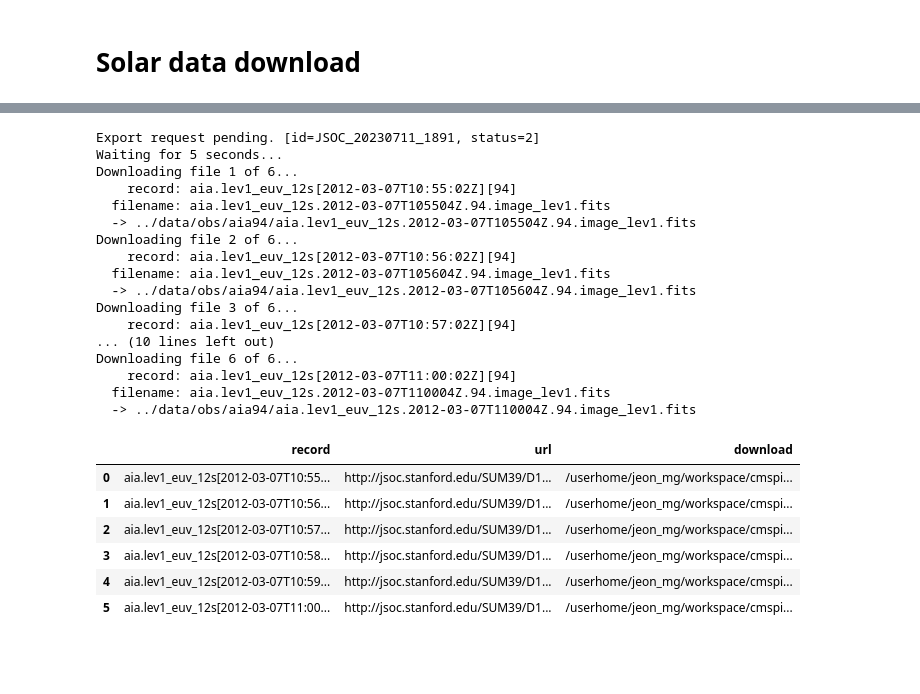
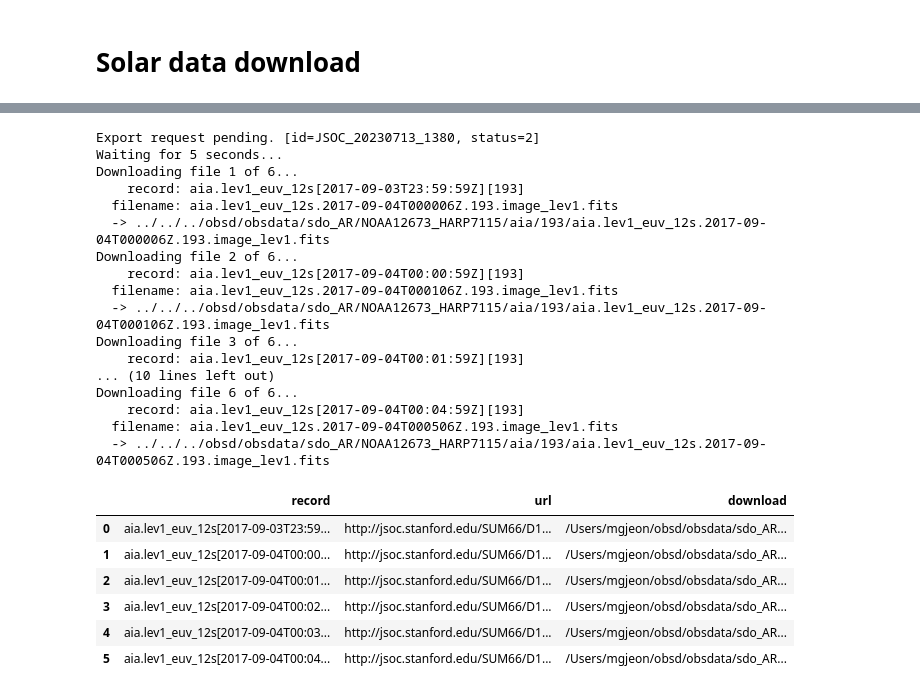
Before and after one commit to mgjeon/2023_zpinn, a Jupyter notebook: nbs/04_solar_data_download.ipynb, the cells around one changed output, grey strips where cells are left out. Cells and saved outputs as stored; diff of their text form; code cells hidden in the pictures; blank space fills up the shorter version.

Commit message:
update downloader

```diff
--- a/nbs/04_solar_data_download.ipynb
+++ b/nbs/04_solar_data_download.ipynb
@@ -18,14 +19,21 @@ class hmi_downloader:
                                        key=['NOAA_AR', 'HARPNUM'])
         return ar_mapping
 
-    def setup_download_dir(self, download_dir, harp_num):
-        self.download_dir = os.path.join(download_dir, f'AR{harp_num}')
+    def setup_download_dir(self, download_dir, noaa_num, harp_num):
+        self.download_dir = os.path.join(download_dir, f'NOAA{noaa_num}_HARP{harp_num}')
+        self.harp_num = harp_num
         os.makedirs(self.download_dir, exist_ok=True)
 
-    def download_hmi(self, harp_num, start_time, duration='0.1h', segments = 'Br, Bp, Bt', series='sharp_cea_720s'):
+    def setup_time_interval(self, start_time, duration):
+        self.start_time = start_time
+        self.duration = duration
+        duration_hour = eval(duration.replace('h', ''))
+        self.end_time = start_time + timedelta(hours=duration_hour)
+
+    def download_hmi(self, segments = 'Br, Bp, Bt', series='sharp_cea_720s'):
 
         ds = 'hmi.%s[%d][%s/%s]{%s}' % \
-                (series, harp_num, start_time.isoformat('_', timespec='seconds'), duration, segments)
+                (series, self.harp_num, self.start_time.isoformat('_', timespec='seconds'), self.duration, segments)
 
         hmi_dir = os.path.join(self.download_dir, 'hmi')
         os.makedirs(hmi_dir, exist_ok=True)
@@ -35,14 +43,14 @@ class hmi_downloader:
         download_result = r.download(hmi_dir)
         return download_result
 
-    def download_aia(self, start_time, end_time, wavelength='171'):
-        ds = f'aia.lev1_euv_12s[{start_time.isoformat("_", timespec="seconds")} \
-            / {(end_time - start_time).total_seconds()}s@60s][{wavelength}]{{image}}'
+    def download_aia(self, wavelength='171'):
+        ds = f'aia.lev1_euv_12s[{self.start_time.isoformat("_", timespec="seconds")} \
+            / {(self.end_time - self.start_time).total_seconds()}s@60s][{wavelength}]{{image}}'
 
-        hmi_dir = os.path.join(self.download_dir, f'aia{wavelength}')
-        os.makedirs(hmi_dir, exist_ok=True)
+        aia_dir = os.path.join(self.download_dir, f'aia/{wavelength}')
+        os.makedirs(aia_dir, exist_ok=True)
 
         r = self.client.export(ds, protocol='fits')
         r.wait()
-        download_result = r.download(hmi_dir)
+        download_result = r.download(aia_dir)
         return download_result
@@ -139,27 +201,27 @@ KeyboardInterrupt:
 # %%
-dl.download_aia(start_time, end_time, wavelength='94')
+dl.download_aia(wavelength='193')
 # %% [output]
-Export request pending. [id=JSOC_20230711_1891, status=2]
+Export request pending. [id=JSOC_20230713_1380, status=2]
 Waiting for 5 seconds...
 Downloading file 1 of 6...
-    record: aia.lev1_euv_12s[2012-03-07T10:55:02Z][94]
-  filename: aia.lev1_euv_12s.2012-03-07T105504Z.94.image_lev1.fits
-  -> ../data/obs/aia94/aia.lev1_euv_12s.2012-03-07T105504Z.94.image_lev1.fits
+    record: aia.lev1_euv_12s[2017-09-03T23:59:59Z][193]
+  filename: aia.lev1_euv_12s.2017-09-04T000006Z.193.image_lev1.fits
+  -> ../../../obsd/obsdata/sdo_AR/NOAA12673_HARP7115/aia/193/aia.lev1_euv_12s.2017-09-04T000006Z.193.image_lev1.fits
 Downloading file 2 of 6...
-    record: aia.lev1_euv_12s[2012-03-07T10:56:02Z][94]
-  filename: aia.lev1_euv_12s.2012-03-07T105604Z.94.image_lev1.fits
-  -> ../data/obs/aia94/aia.lev1_euv_12s.2012-03-07T105604Z.94.image_lev1.fits
+    record: aia.lev1_euv_12s[2017-09-04T00:00:59Z][193]
+  filename: aia.lev1_euv_12s.2017-09-04T000106Z.193.image_lev1.fits
+  -> ../../../obsd/obsdata/sdo_AR/NOAA12673_HARP7115/aia/193/aia.lev1_euv_12s.2017-09-04T000106Z.193.image_lev1.fits
 Downloading file 3 of 6...
-    record: aia.lev1_euv_12s[2012-03-07T10:57:02Z][94]
+    record: aia.lev1_euv_12s[2017-09-04T00:01:59Z][193]
 ... (10 lines left out)
 Downloading file 6 of 6...
-    record: aia.lev1_euv_12s[2012-03-07T11:00:02Z][94]
-  filename: aia.lev1_euv_12s.2012-03-07T110004Z.94.image_lev1.fits
-  -> ../data/obs/aia94/aia.lev1_euv_12s.2012-03-07T110004Z.94.image_lev1.fits
+    record: aia.lev1_euv_12s[2017-09-04T00:04:59Z][193]
+  filename: aia.lev1_euv_12s.2017-09-04T000506Z.193.image_lev1.fits
+  -> ../../../obsd/obsdata/sdo_AR/NOAA12673_HARP7115/aia/193/aia.lev1_euv_12s.2017-09-04T000506Z.193.image_lev1.fits
 |  | record | url | download |
-| 0 | aia.lev1_euv_12s[2012-03-07T10:55... | http://jsoc.stanford.edu/SUM39/D1... | /userhome/jeon_mg/workspace/cmspi... |
-| 1 | aia.lev1_euv_12s[2012-03-07T10:56... | http://jsoc.stanford.edu/SUM39/D1... | /userhome/jeon_mg/workspace/cmspi... |
-| 2 | aia.lev1_euv_12s[2012-03-07T10:57... | http://jsoc.stanford.edu/SUM39/D1... | /userhome/jeon_mg/workspace/cmspi... |
-| 3 | aia.lev1_euv_12s[2012-03-07T10:58... | http://jsoc.stanford.edu/SUM39/D1... | /userhome/jeon_mg/workspace/cmspi... |
-| 4 | aia.lev1_euv_12s[2012-03-07T10:59... | http://jsoc.stanford.edu/SUM39/D1... | /userhome/jeon_mg/workspace/cmspi... |
-| 5 | aia.lev1_euv_12s[2012-03-07T11:00... | http://jsoc.stanford.edu/SUM39/D1... | /userhome/jeon_mg/workspace/cmspi... |
+| 0 | aia.lev1_euv_12s[2017-09-03T23:59... | http://jsoc.stanford.edu/SUM66/D1... | /Users/mgjeon/obsd/obsdata/sdo_AR... |
+| 1 | aia.lev1_euv_12s[2017-09-04T00:00... | http://jsoc.stanford.edu/SUM66/D1... | /Users/mgjeon/obsd/obsdata/sdo_AR... |
+| 2 | aia.lev1_euv_12s[2017-09-04T00:01... | http://jsoc.stanford.edu/SUM66/D1... | /Users/mgjeon/obsd/obsdata/sdo_AR... |
+| 3 | aia.lev1_euv_12s[2017-09-04T00:02... | http://jsoc.stanford.edu/SUM66/D1... | /Users/mgjeon/obsd/obsdata/sdo_AR... |
+| 4 | aia.lev1_euv_12s[2017-09-04T00:03... | http://jsoc.stanford.edu/SUM66/D1... | /Users/mgjeon/obsd/obsdata/sdo_AR... |
+| 5 | aia.lev1_euv_12s[2017-09-04T00:04... | http://jsoc.stanford.edu/SUM66/D1... | /Users/mgjeon/obsd/obsdata/sdo_AR... |
```
Also changed, not shown: parts of 26 cells of this notebook.
